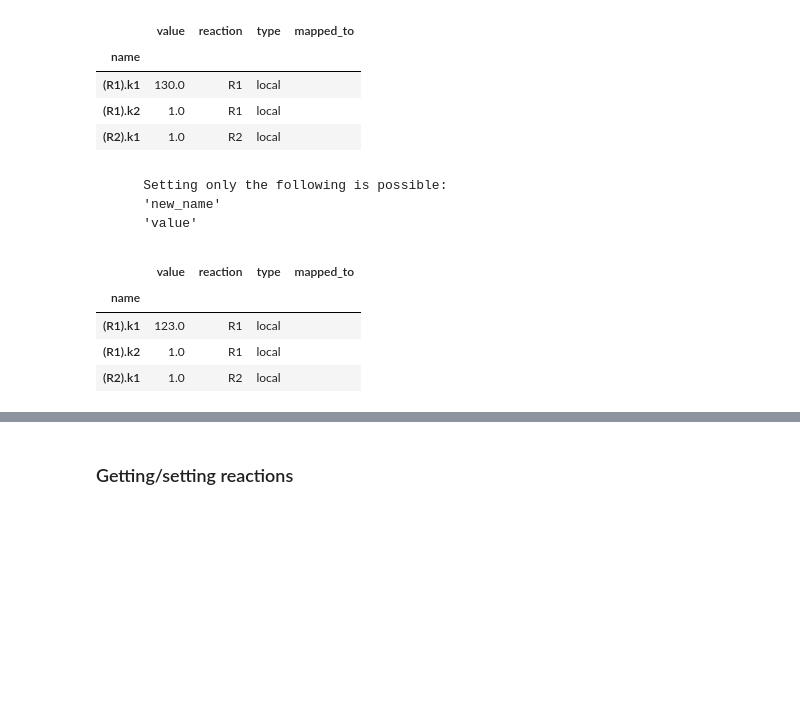
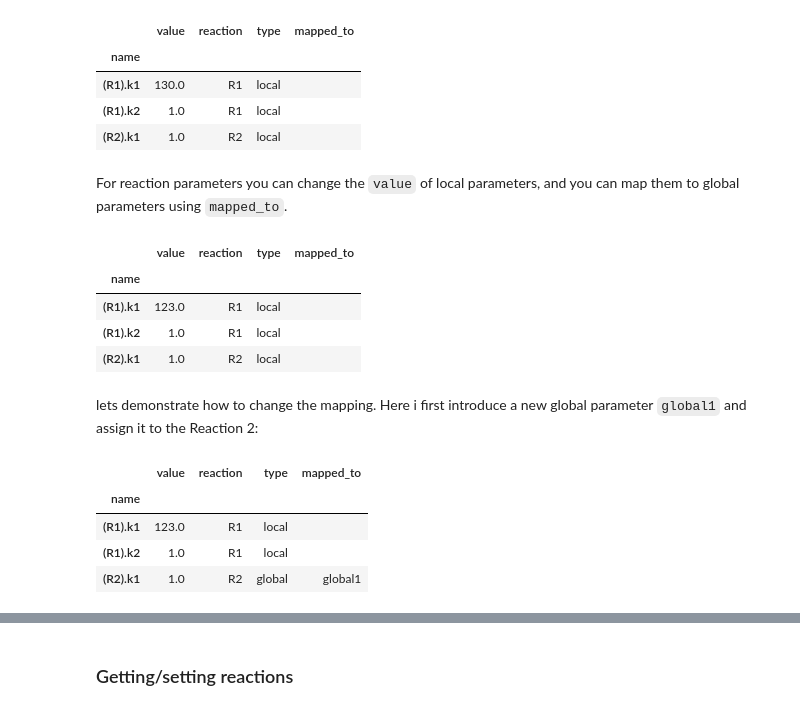
Before and after one commit to copasi/basico, a Jupyter notebook: docs/notebooks/Model_manipulation.ipynb, the cells around one changed output, grey strips where cells are left out. Drawn from its saved outputs; the diff is of its cells as text; code cells hidden in the pictures; blank space fills up the shorter version.

```diff
--- a/docs/notebooks/Model_manipulation.ipynb
+++ b/docs/notebooks/Model_manipulation.ipynb
@@ -100,10 +96,8 @@ get_reaction_parameters()
 | (R1).k1 | 130.0 | R1 | local |  |
 | (R1).k2 | 1.0 | R1 | local |  |
 | (R2).k1 | 1.0 | R2 | local |  |
-# %% [markdown]
-        Setting only the following is possible:
-        'new_name'
-        'value'
+# %% [markdown]
+For reaction parameters you can change the `value` of local parameters, and you can map them to global parameters using `mapped_to`.
 # %%
 set_reaction_parameters(name = '(R1).k1', value=123)
 # %%
@@ -114,3 +108,15 @@ get_reaction_parameters()
 | (R1).k1 | 123.0 | R1 | local |  |
 | (R1).k2 | 1.0 | R1 | local |  |
 | (R2).k1 | 1.0 | R2 | local |  |
+# %% [markdown]
+lets demonstrate how  to change the mapping. Here i first introduce a new global parameter `global1` and assign it to the Reaction 2:
+# %%
+add_parameter('global1', value=2.0)
+set_reaction_parameters('(R2).k1', mapped_to='global1')
+get_reaction_parameters()
+# %% [output]
+|  | value | reaction | type | mapped_to |
+| name |  |  |  |  |
+| (R1).k1 | 123.0 | R1 | local |  |
+| (R1).k2 | 1.0 | R1 | local |  |
+| (R2).k1 | 1.0 | R2 | global | global1 |
```
Also changed, not shown: parts of 22 cells of this notebook, 1 other file.
